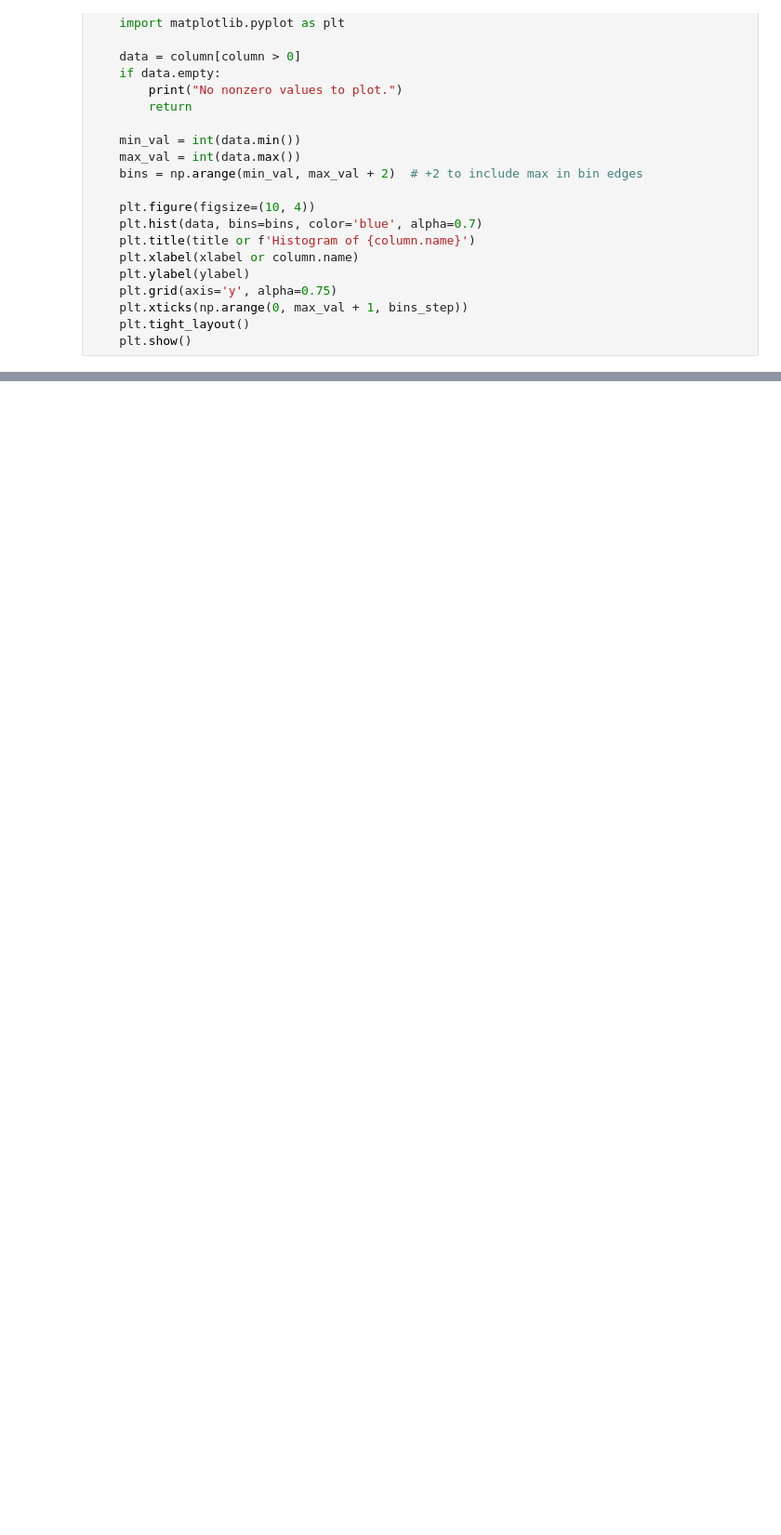
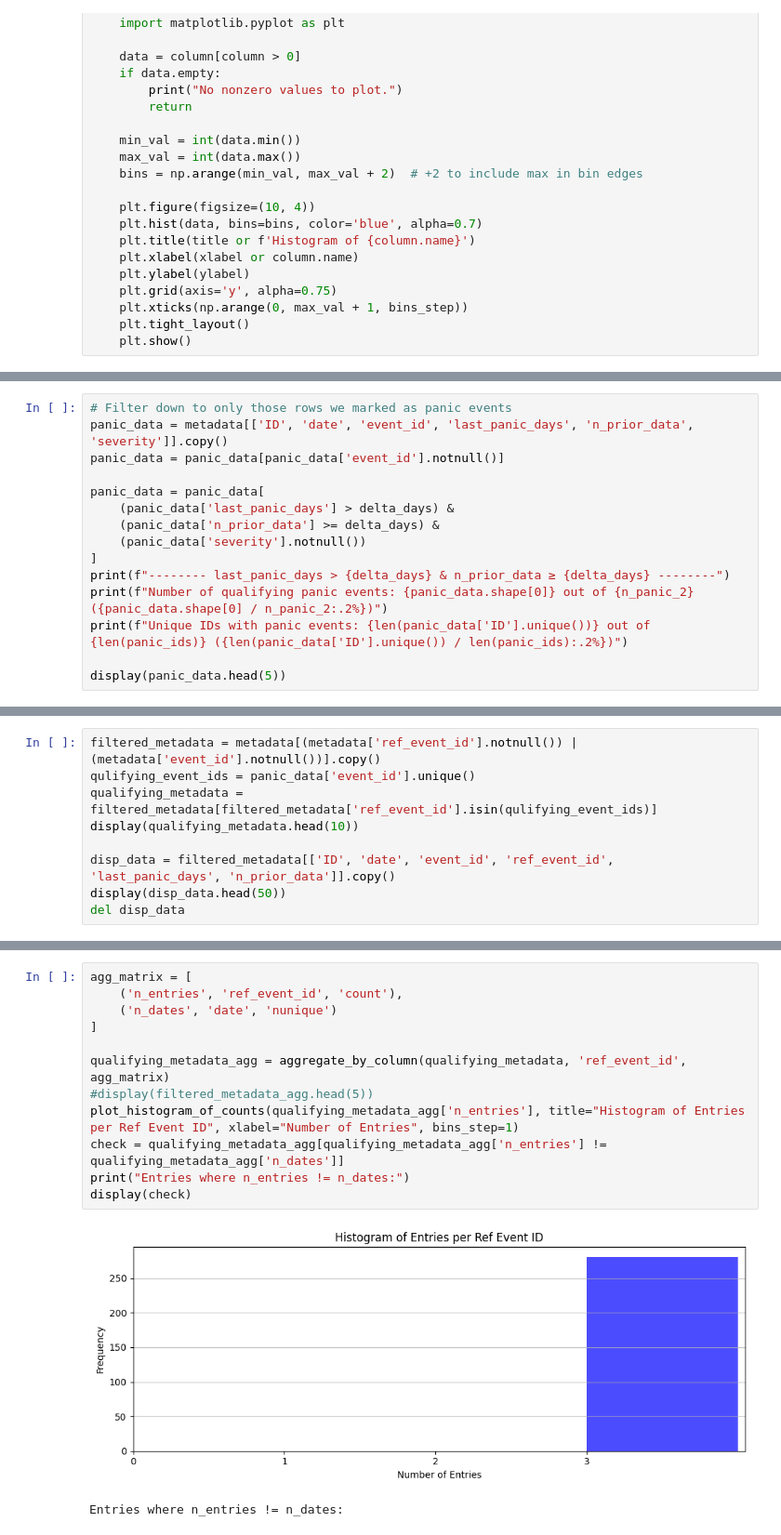
Before and after one commit to cyshin971/Panic-Project-DHLAB, a Jupyter notebook: notebooks/data_analysis.ipynb, the cells around one changed output, grey strips where cells are left out. Shown: that part at 93% size. Cells and saved outputs as stored; diff of their text form; blank space fills up the shorter version.

Commit message:
data_analysis REV 3

```diff
--- a/notebooks/data_analysis.ipynb
+++ b/notebooks/data_analysis.ipynb
@@ -168,0 +230,15 @@ from library.pandas_utils import find_unique_row
+# %%
+# Filter down to only those rows we marked as panic events
+panic_data = metadata[['ID', 'date', 'event_id', 'last_panic_days', 'n_prior_data', 'severity']].copy()
+panic_data = panic_data[panic_data['event_id'].notnull()]
+
+panic_data = panic_data[
+    (panic_data['last_panic_days'] > delta_days) &
+    (panic_data['n_prior_data'] >= delta_days) &
+    (panic_data['severity'].notnull())
+]
+print(f"-------- last_panic_days > {delta_days} & n_prior_data ≥ {delta_days} --------")
+print(f"Number of qualifying panic events: {panic_data.shape[0]} out of {n_panic_2} ({panic_data.shape[0] / n_panic_2:.2%})")
+print(f"Unique IDs with panic events: {len(panic_data['ID'].unique())} out of {len(panic_ids)} ({len(panic_data['ID'].unique()) / len(panic_ids):.2%})")
+
+display(panic_data.head(5))
@@ -168,0 +255,9 @@ from library.pandas_utils import find_unique_row
+# %%
+filtered_metadata = metadata[(metadata['ref_event_id'].notnull()) | (metadata['event_id'].notnull())].copy()
+qulifying_event_ids = panic_data['event_id'].unique()
+qualifying_metadata = filtered_metadata[filtered_metadata['ref_event_id'].isin(qulifying_event_ids)]
+display(qualifying_metadata.head(10))
+
+disp_data = filtered_metadata[['ID', 'date', 'event_id', 'ref_event_id', 'last_panic_days', 'n_prior_data']].copy()
+display(disp_data.head(50))
+del disp_data
@@ -168,0 +294,15 @@ from library.pandas_utils import find_unique_row
+# %%
+agg_matrix = [
+	('n_entries', 'ref_event_id', 'count'),
+	('n_dates', 'date', 'nunique')
+]
+
+qualifying_metadata_agg = aggregate_by_column(qualifying_metadata, 'ref_event_id', agg_matrix)
+#display(filtered_metadata_agg.head(5))
+plot_histogram_of_counts(qualifying_metadata_agg['n_entries'], title="Histogram of Entries per Ref Event ID", xlabel="Number of Entries", bins_step=1)
+check = qualifying_metadata_agg[qualifying_metadata_agg['n_entries'] != qualifying_metadata_agg['n_dates']]
+print("Entries where n_entries != n_dates:")
+display(check)
+# %% [output]
+[figure, added]
+Entries where n_entries != n_dates:
```
Also changed, not shown: parts of 12 cells of this notebook.
